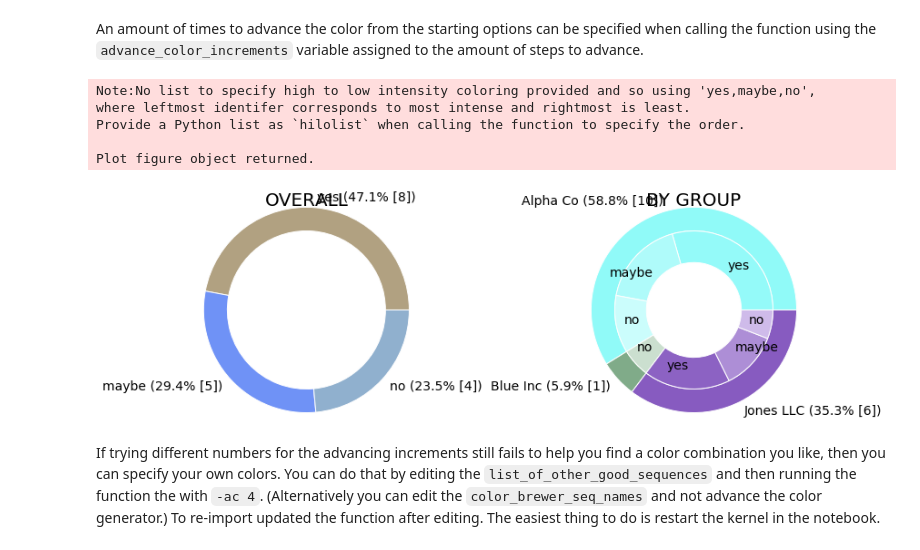
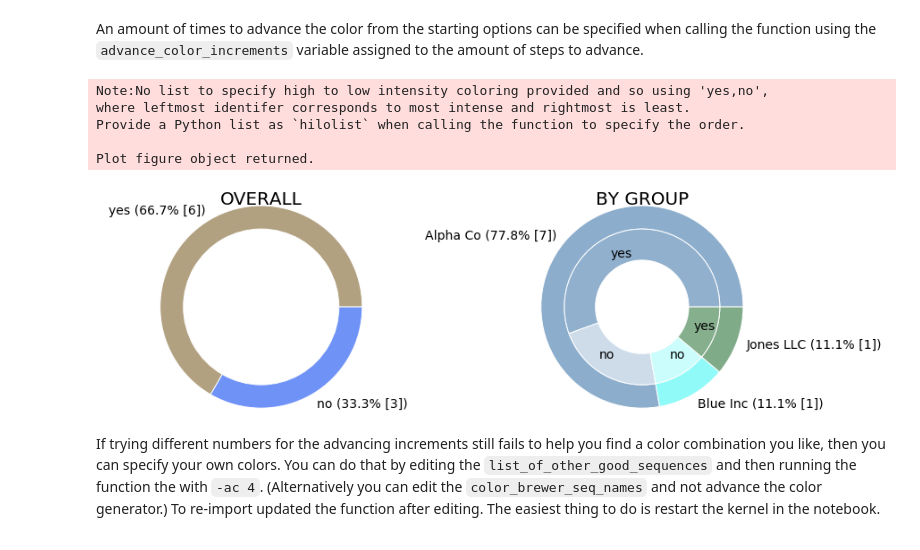
Before and after one commit to fomightez/donut_plots_with_subgroups, a Jupyter notebook: demo_summary_binary.ipynb, the cells around one changed output. Cells and saved outputs as stored; diff of their text form; code cells hidden in the pictures.

```diff
--- a/demo_summary_binary.ipynb
+++ b/demo_summary_binary.ipynb
@@ -332,14 +310,14 @@ Plot figure object returned.
 # %% [markdown]
 An amount of times to advance the color from the starting options can be specified when calling the function using the `advance_color_increments` variable assigned to the amount of steps to advance.
 # %%
-b = donut_plot_with_total_binary_summary_and_binary_state_subgroups(df=df,state4subgroup_col ="In_Stock",grouping_col="Manufacturer",advance_color_increments=61);
+b = donut_plot_with_total_binary_summary_and_binary_state_subgroups (df=df,binary_state_col ="In_Stock",grouping_col="Manufacturer",advance_color_increments=61);
 # %% [output]
-Note:No list to specify high to low intensity coloring provided and so using 'yes,maybe,no',
+Note:No list to specify high to low intensity coloring provided and so using 'yes,no',
 where leftmost identifer corresponds to most intense and rightmost is least.
 Provide a Python list as `hilolist` when calling the function to specify the order.
 
 Plot figure object returned.
-[figure, old version]
+[figure, new version]
 # %% [markdown]
 If trying different numbers for the advancing increments still fails to help you find a color combination you like, then you can specify your own colors. You can do that by editing the `list_of_other_good_sequences` and then running the function the with `-ac 4`. (Alternatively you can edit the `color_brewer_seq_names` and not advance the color generator.) To re-import updated the function after editing. The easiest thing to do is restart the kernel in the notebook.
 # %% [markdown]
```
Also changed, not shown: parts of 23 cells of this notebook, 1 other file.
